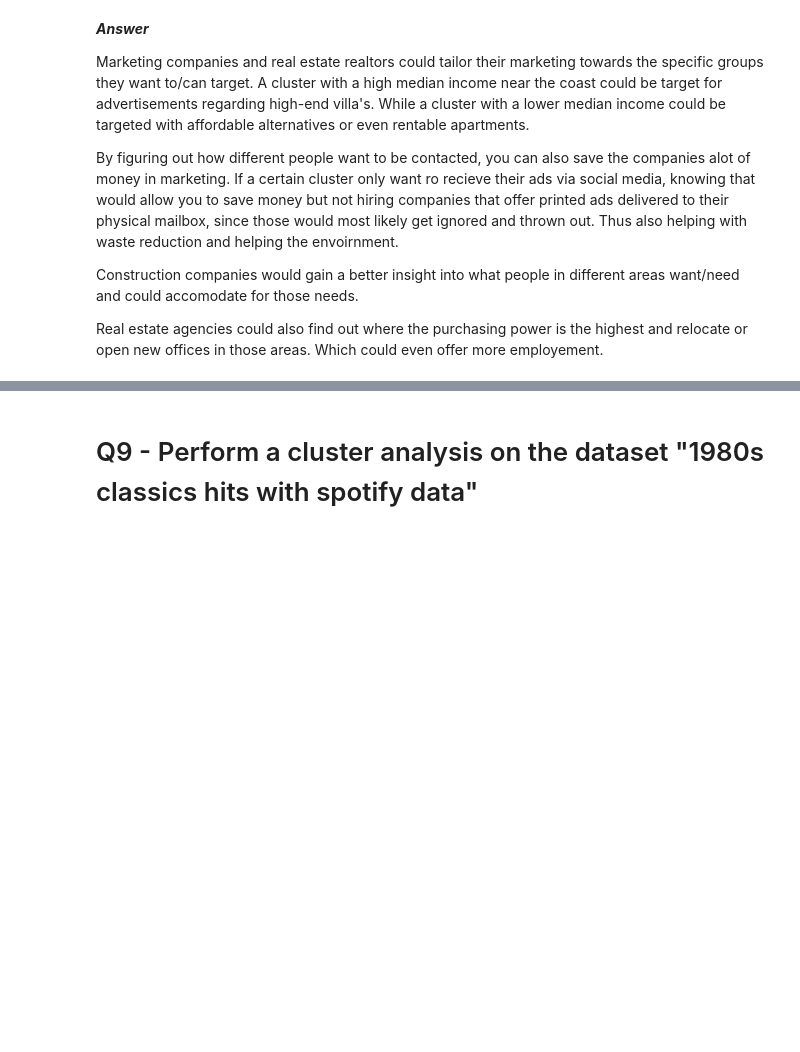
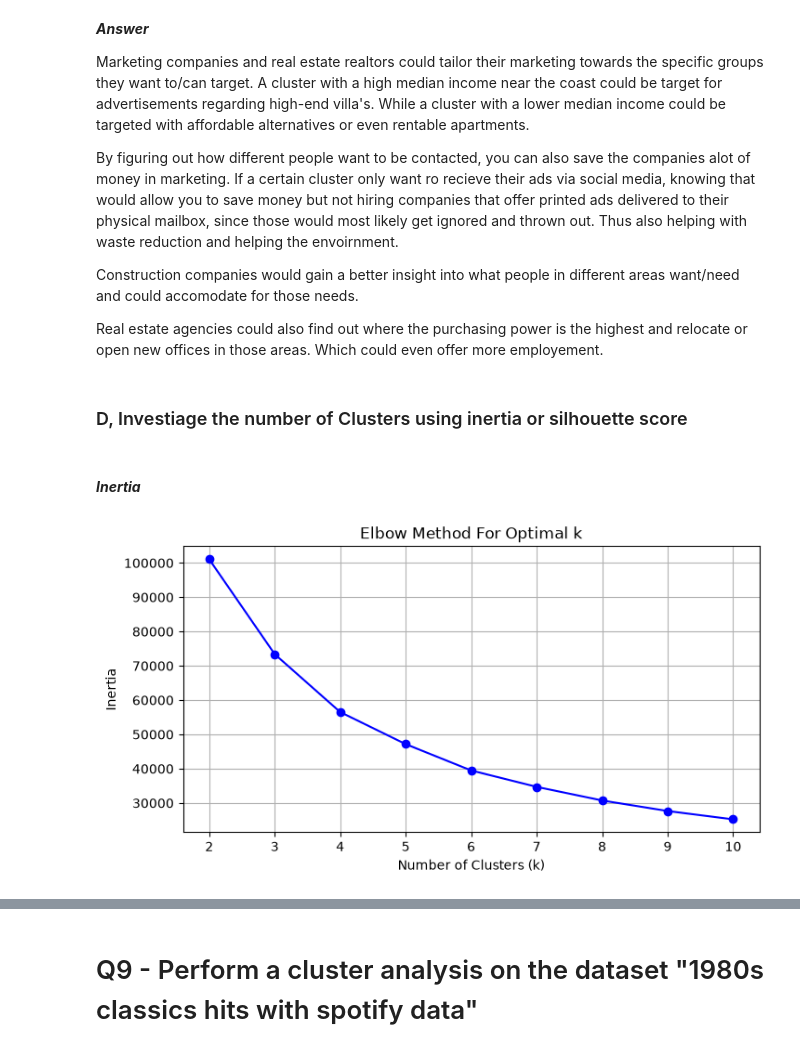
Before and after one commit to OscarK99Swe/Machine-Learning-Theory, a Jupyter notebook: Chapter 6.ipynb, the cells around one changed output, grey strips where cells are left out. Saved outputs shown, nothing was run; the diff lists cells and outputs as text; code cells hidden in the pictures; blank space fills up the shorter version.

```diff
--- a/Chapter 6.ipynb
+++ b/Chapter 6.ipynb
@@ -106,3 +106,34 @@ want/need and could accomodate for those needs.
 
 Real estate agencies could also find out where the purchasing power is the highest
 and relocate or open new offices in those areas. Which could even offer more employement.
+# %% [markdown]
+### D, Investiage the number of Clusters using inertia or silhouette score
+# %% [markdown]
+#### ***Inertia***
+# %%
+import pandas as pd
+import matplotlib.pyplot as plt
+from sklearn.cluster import KMeans
+
+df = pd.read_csv("Datasets/housing.csv")
+
+features = ['median_income', 'latitude', 'longitude']
+X = df[features].dropna()
+
+inertia_values = []
+k_range = range(2, 11)
+
+for k in k_range:
+    kmeans = KMeans(n_clusters=k, random_state=42, n_init=10)
+    kmeans.fit(X)
+    inertia_values.append(kmeans.inertia_)
+
+plt.figure(figsize=(8, 4))
+plt.plot(k_range, inertia_values, marker='o', color='b')
+plt.xlabel('Number of Clusters (k)')
+plt.ylabel('Inertia')
+plt.title('Elbow Method For Optimal k')
+plt.grid(True)
+plt.show()
+# %% [output]
+[figure, added]
```
Also changed, not shown: parts of 4 cells of this notebook.
